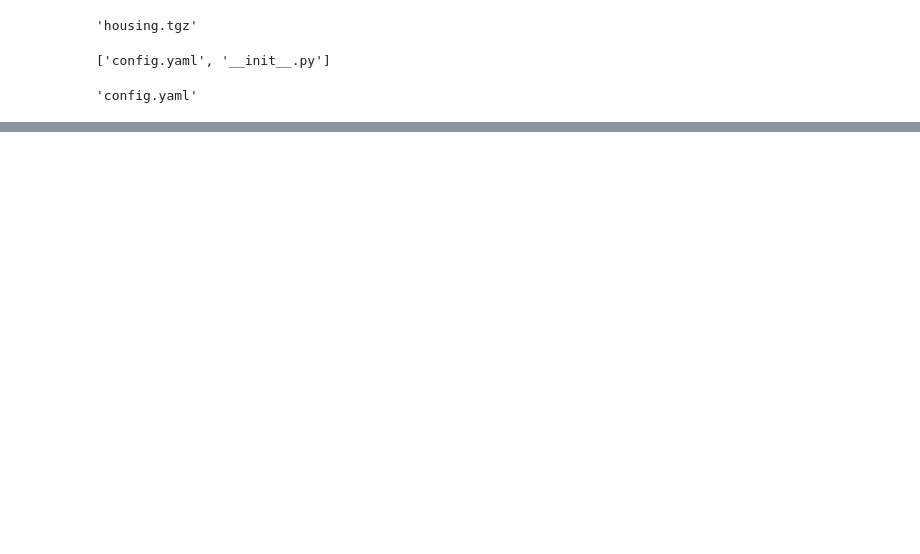
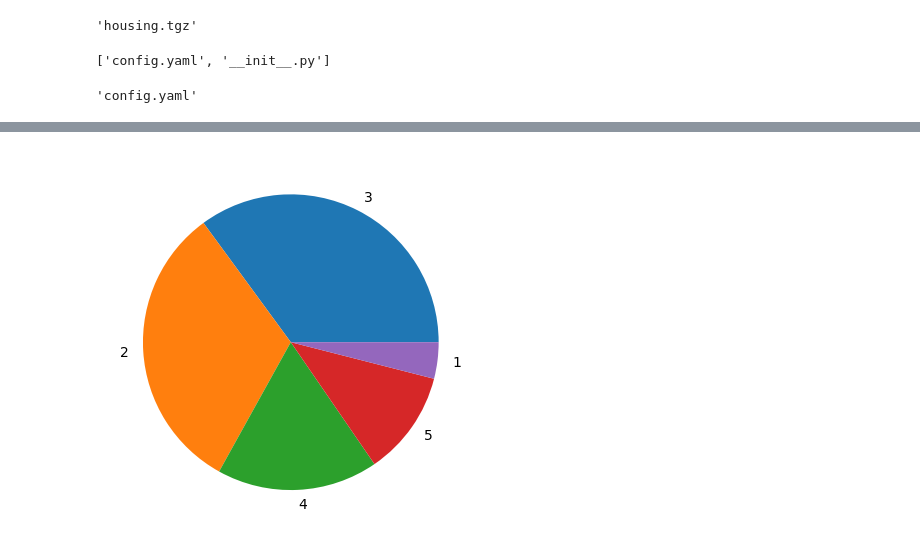
Before and after one commit to Updull-Jr/End-to-End-mlops-California-Housing-Price-prediction, a Jupyter notebook: notebooks/example2.ipynb, the cells around one changed output, grey strips where cells are left out. Drawn from its saved outputs; the diff is of its cells as text; code cells hidden in the pictures; blank space fills up the shorter version.

```diff
--- a/notebooks/example2.ipynb
+++ b/notebooks/example2.ipynb
@@ -20,0 +119,5 @@ os.listdir(file_path)[0]
+# %%
+plt.pie(train_df.income_cat.value_counts(),labels=train_df.income_cat.value_counts().index)
+plt.show()
+# %% [output]
+[figure, added]
```
Also changed, not shown: parts of 27 cells of this notebook, 7 other files.
